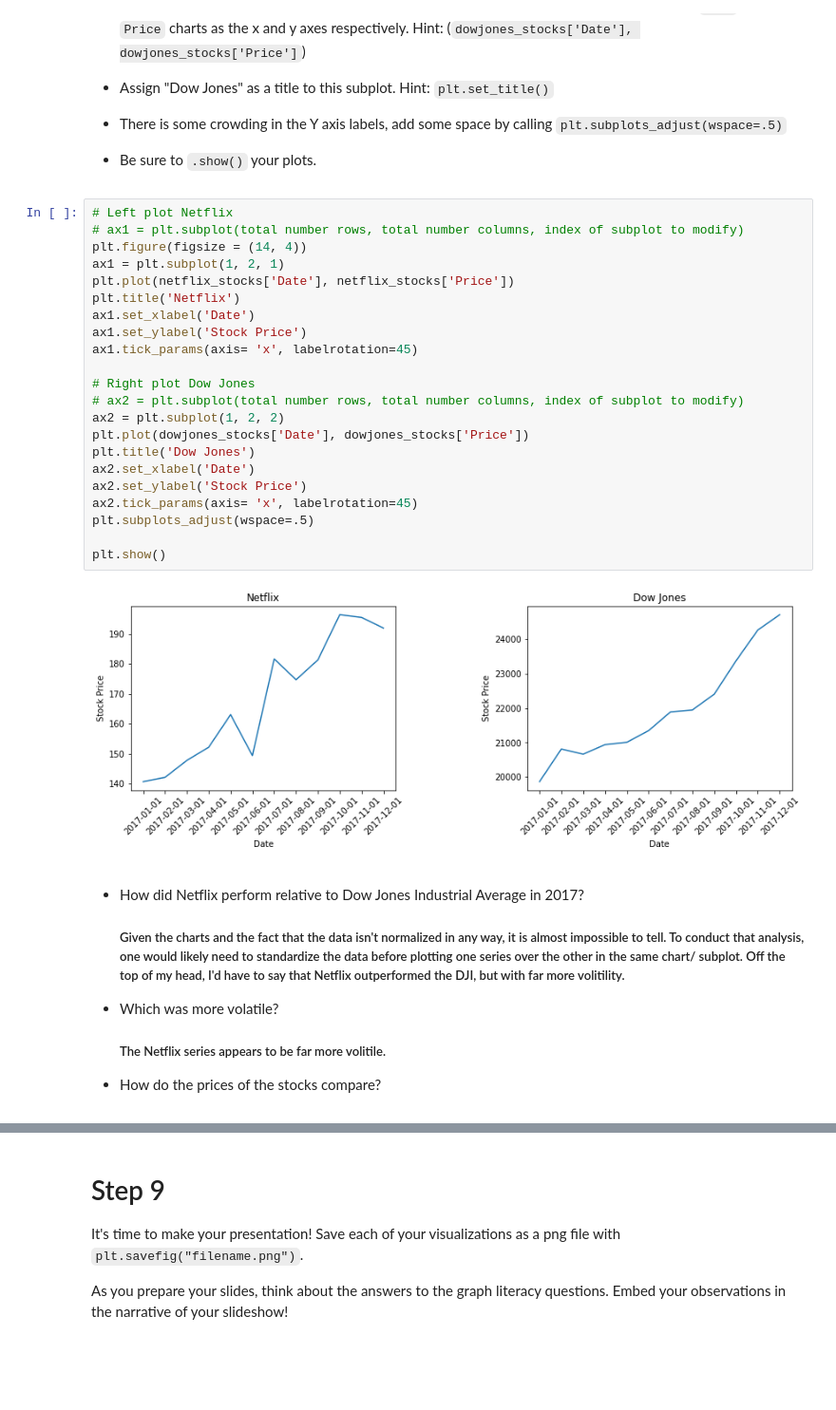
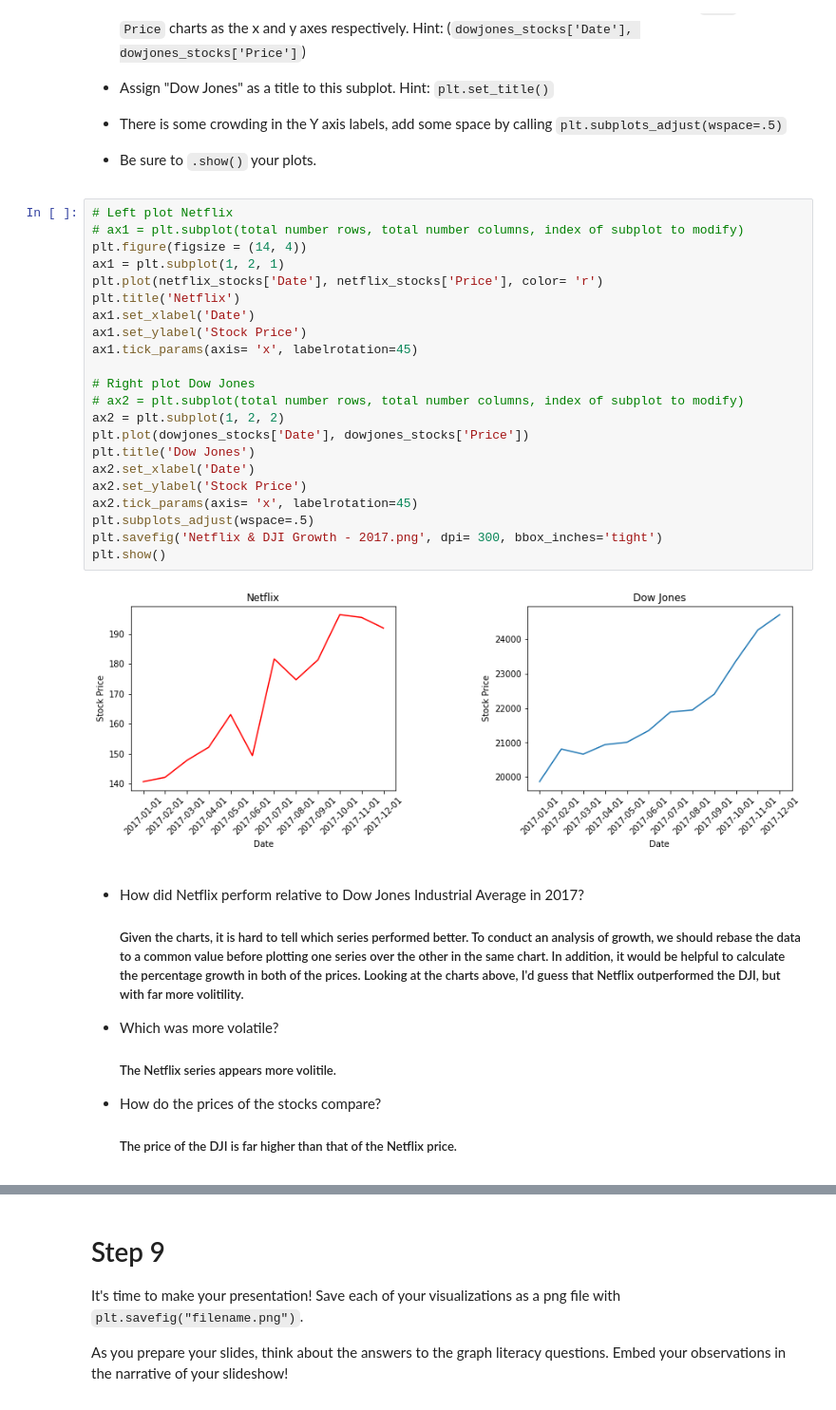
Before and after one commit to lightlySkewed/Netflix-Stocks-Capstone, a Jupyter notebook: netflix_visualizations.ipynb, the cells around one changed output, grey strips where cells are left out. Shown: that part at 95% size. Saved outputs shown, nothing was run; the diff lists cells and outputs as text; blank space fills up the shorter version.

```diff
--- a/netflix_visualizations.ipynb
+++ b/netflix_visualizations.ipynb
@@ -334,34 +344,35 @@ Since `Price` which is the most relevant data is in the Y axis, let's map our su
 # %%
 # Left plot Netflix
 # ax1 = plt.subplot(total number rows, total number columns, index of subplot to modify)
 plt.figure(figsize = (14, 4))
 ax1 = plt.subplot(1, 2, 1)
-plt.plot(netflix_stocks['Date'], netflix_stocks['Price'])
+plt.plot(netflix_stocks['Date'], netflix_stocks['Price'], color= 'r')
 plt.title('Netflix')
 ax1.set_xlabel('Date')
 ax1.set_ylabel('Stock Price')
 ax1.tick_params(axis= 'x', labelrotation=45)
 
 # Right plot Dow Jones
 # ax2 = plt.subplot(total number rows, total number columns, index of subplot to modify)
 ax2 = plt.subplot(1, 2, 2)
 plt.plot(dowjones_stocks['Date'], dowjones_stocks['Price'])
 plt.title('Dow Jones')
 ax2.set_xlabel('Date')
 ax2.set_ylabel('Stock Price')
 ax2.tick_params(axis= 'x', labelrotation=45)
 plt.subplots_adjust(wspace=.5)
-
+plt.savefig('Netflix & DJI Growth - 2017.png', dpi= 300, bbox_inches='tight')
 plt.show()
 # %% [output]
-[figure, old version]
+[figure, new version]
 # %% [markdown]
 - How did Netflix perform relative to Dow Jones Industrial Average in 2017?
-    ##### Given the charts and the fact that the data isn't normalized in any way, it is almost impossible to tell. To conduct that analysis, one would likely need to standardize the data before plotting one series over the other in the same chart/ subplot. Off the top of my head, I'd have to say that Netflix outperformed the DJI, but with far more volitility.
+    ##### Given the charts, it is hard to tell which series performed better. To conduct an analysis of growth, we should rebase the data to a common value before plotting one series over the other in the same chart. In addition, it would be helpful to calculate the percentage growth in both of the prices. Looking at the charts above, I'd guess that Netflix outperformed the DJI, but with far more volitility.
 
 
 - Which was more volatile?
-    ##### The Netflix series appears to be far more volitile.
+    ##### The Netflix series appears more volitile.
 
 
 - How do the prices of the stocks compare?
+    ##### The price of the DJI is far higher than that of the Netflix price.
```
Also changed, not shown: parts of 8 cells of this notebook, 7 other files.
